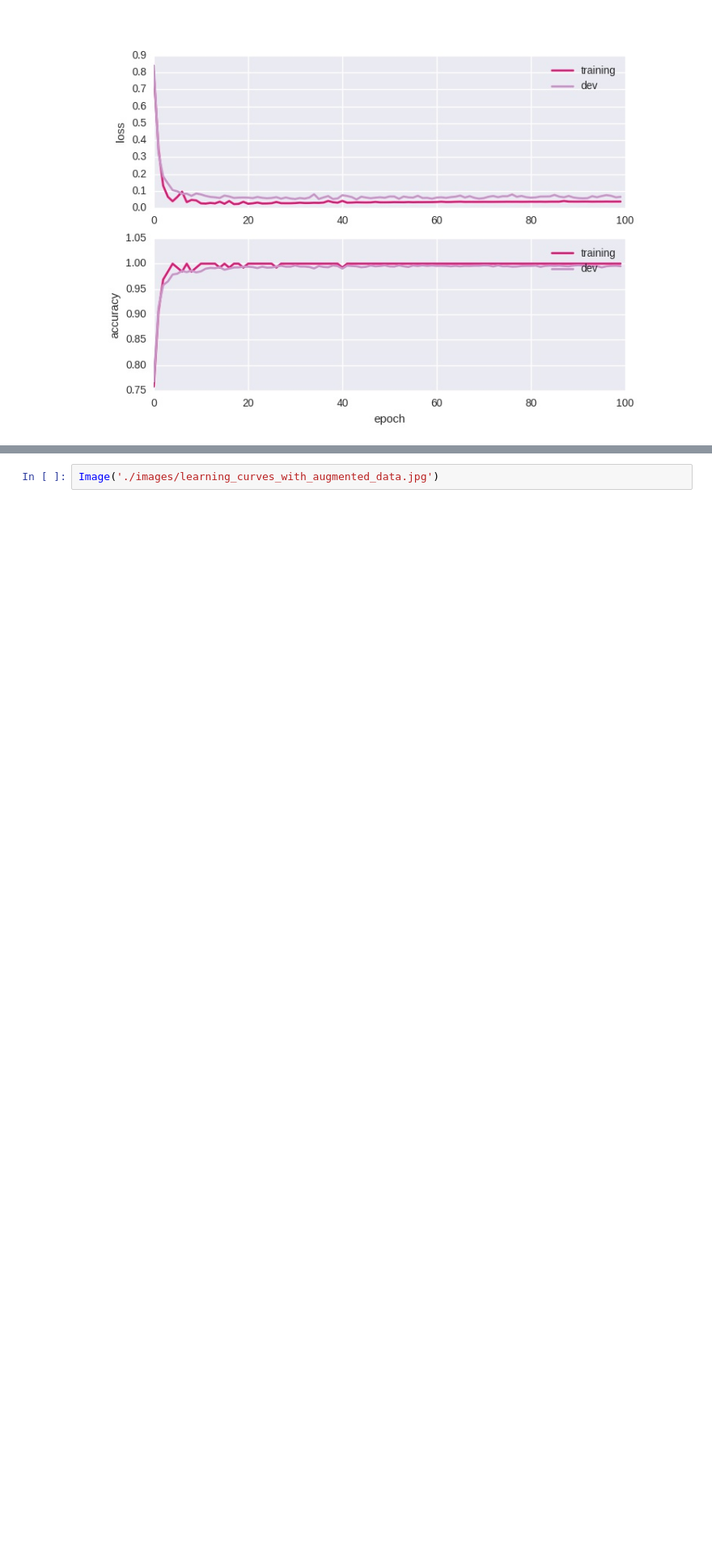
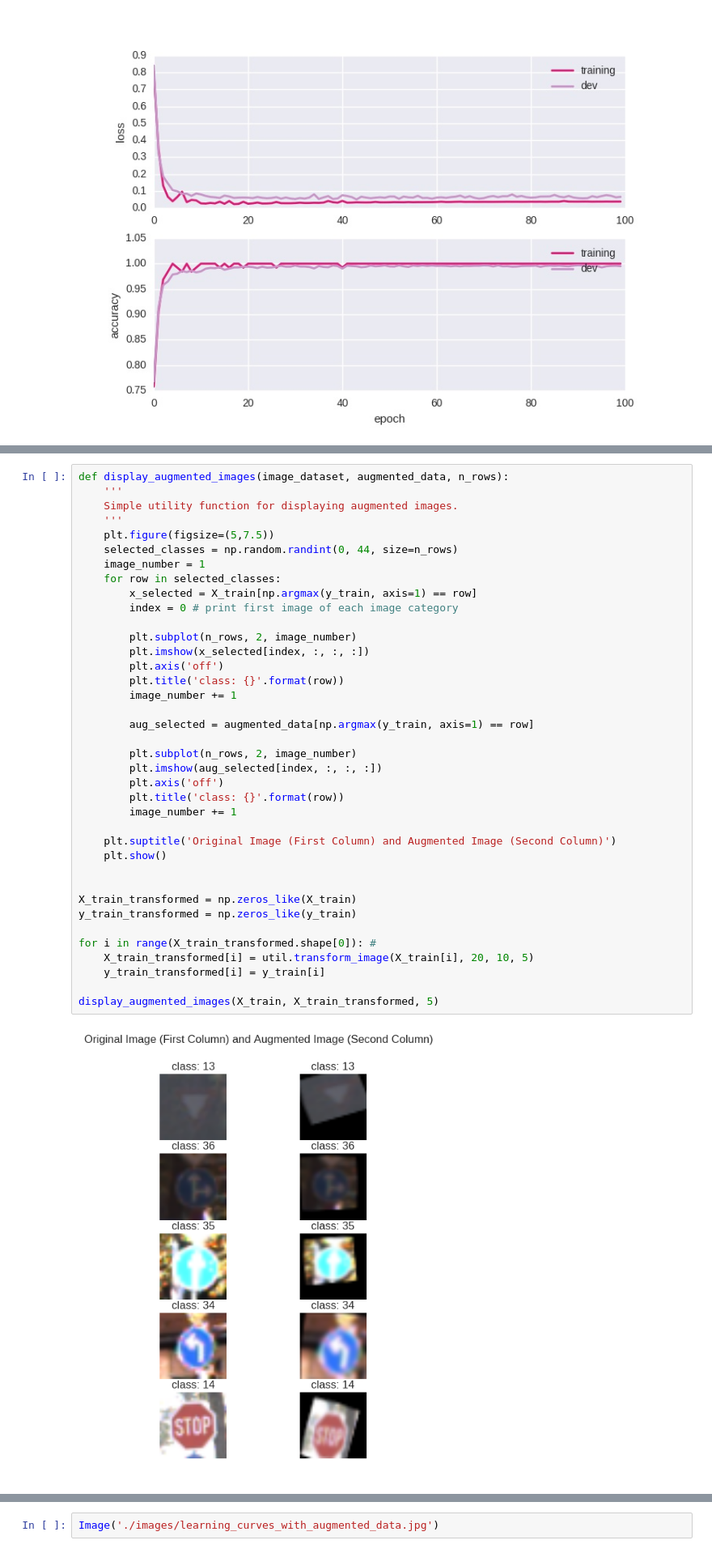
Before and after one commit to upul/Traffic-Signs, a Jupyter notebook: Traffic_Signs_Recognition.ipynb, the cells around one changed output, grey strips where cells are left out. Shown at 81% size. Cells and saved outputs as stored; diff of their text form; blank space fills up the shorter version.

```diff
--- a/Traffic_Signs_Recognition.ipynb
+++ b/Traffic_Signs_Recognition.ipynb
@@ -372,0 +374,40 @@ Image('./images/learning_curves_1024_512_fully_connected.jpg')
+# %%
+def display_augmented_images(image_dataset, augmented_data, n_rows):
+    '''
+    Simple utility function for displaying augmented images.
+    '''
+    plt.figure(figsize=(5,7.5))
+    selected_classes = np.random.randint(0, 44, size=n_rows)
+    image_number = 1
+    for row in selected_classes:
+        x_selected = X_train[np.argmax(y_train, axis=1) == row]
+        index = 0 # print first image of each image category
+
+        plt.subplot(n_rows, 2, image_number)
+        plt.imshow(x_selected[index, :, :, :])
+        plt.axis('off')
+        plt.title('class: {}'.format(row))
+        image_number += 1
+
+        aug_selected = augmented_data[np.argmax(y_train, axis=1) == row]
+
+        plt.subplot(n_rows, 2, image_number)
+        plt.imshow(aug_selected[index, :, :, :])
+        plt.axis('off')
+        plt.title('class: {}'.format(row))
+        image_number += 1
+
+    plt.suptitle('Original Image (First Column) and Augmented Image (Second Column)')
+    plt.show()
+
+
+X_train_transformed = np.zeros_like(X_train)
+y_train_transformed = np.zeros_like(y_train)
+
+for i in range(X_train_transformed.shape[0]): #
+    X_train_transformed[i] = util.transform_image(X_train[i], 20, 10, 5)
+    y_train_transformed[i] = y_train[i]
+
+display_augmented_images(X_train, X_train_transformed, 5)
+# %% [output]
+[figure, added]
```
Also changed, not shown: parts of 20 cells of this notebook, 6 other files.
